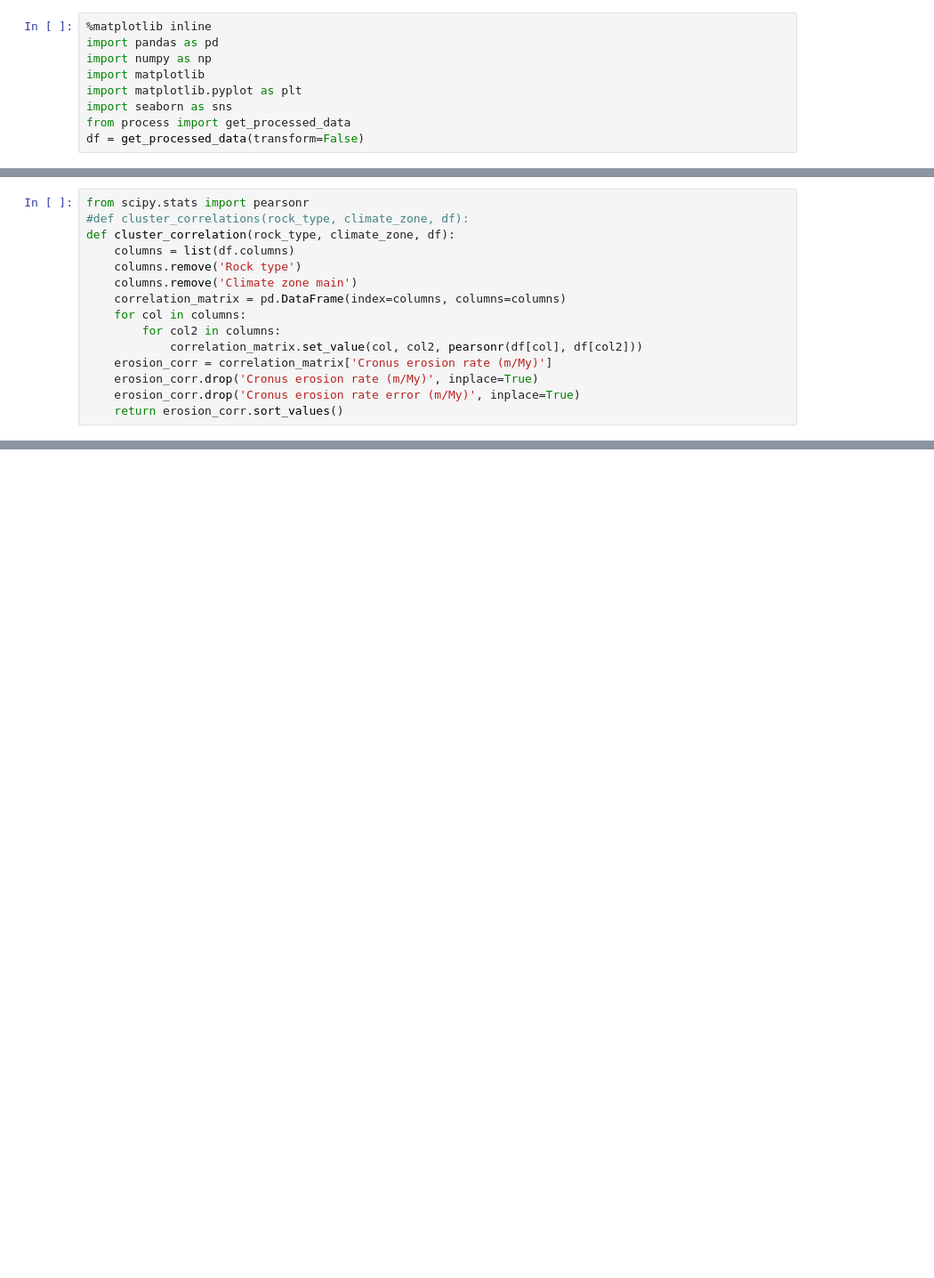
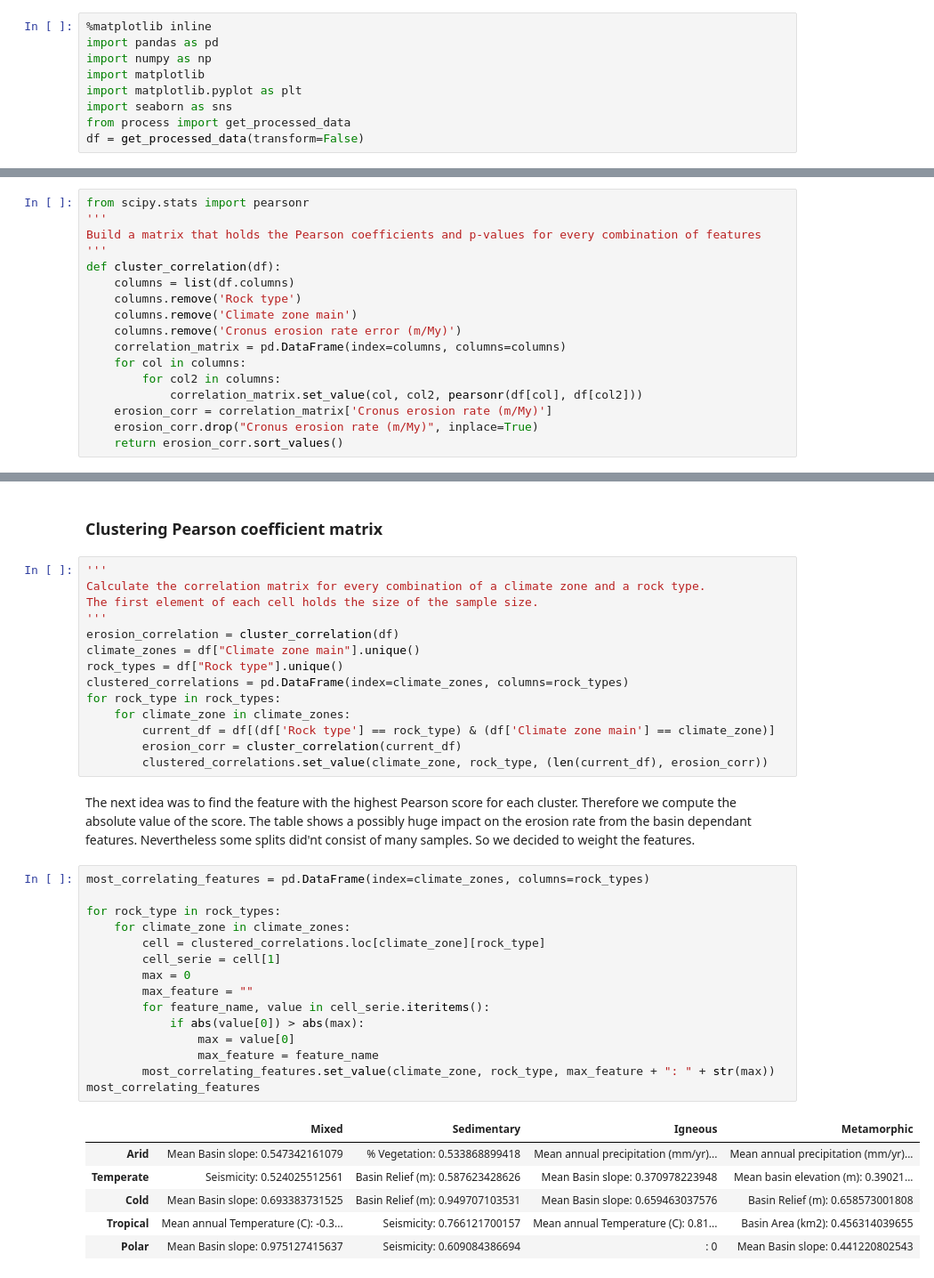
Before and after one commit to WGierke/erosion_data_analytics, a Jupyter notebook: Correlation.ipynb, the cells around one changed output, grey strips where cells are left out. Shown at 89% size. Drawn from its saved outputs; the diff is of its cells as text; blank space fills up the shorter version.

```diff
--- a/Correlation.ipynb
+++ b/Correlation.ipynb
@@ -27,15 +24,17 @@ df.dropna(axis=0, how='any', inplace=True)
 # %%
 from scipy.stats import pearsonr
-#def cluster_correlations(rock_type, climate_zone, df):
-def cluster_correlation(rock_type, climate_zone, df):
+'''
+Build a matrix that holds the Pearson coefficients and p-values for every combination of features
+'''
+def cluster_correlation(df):
     columns = list(df.columns)
     columns.remove('Rock type')
     columns.remove('Climate zone main')
+    columns.remove('Cronus erosion rate error (m/My)')
     correlation_matrix = pd.DataFrame(index=columns, columns=columns)
     for col in columns:
         for col2 in columns:
             correlation_matrix.set_value(col, col2, pearsonr(df[col], df[col2]))
     erosion_corr = correlation_matrix['Cronus erosion rate (m/My)']
-    erosion_corr.drop('Cronus erosion rate (m/My)', inplace=True)
-    erosion_corr.drop('Cronus erosion rate error (m/My)', inplace=True)
+    erosion_corr.drop("Cronus erosion rate (m/My)", inplace=True)
     return erosion_corr.sort_values()
@@ -73,0 +41,40 @@ NameError: name 'erosion_corr' is not defined
+# %% [markdown]
+### Clustering Pearson coefficient matrix
+# %%
+'''
+Calculate the correlation matrix for every combination of a climate zone and a rock type.
+The first element of each cell holds the size of the sample size.
+'''
+erosion_correlation = cluster_correlation(df)
+climate_zones = df["Climate zone main"].unique()
+rock_types = df["Rock type"].unique()
+clustered_correlations = pd.DataFrame(index=climate_zones, columns=rock_types)
+for rock_type in rock_types:
+    for climate_zone in climate_zones:
+        current_df = df[(df['Rock type'] == rock_type) & (df['Climate zone main'] == climate_zone)]
+        erosion_corr = cluster_correlation(current_df)
+        clustered_correlations.set_value(climate_zone, rock_type, (len(current_df), erosion_corr))
+# %% [markdown]
+The next idea was to find the feature with the highest Pearson score for each cluster. Therefore we compute the absolute value of the score. The table shows a possibly huge impact on the erosion rate from the basin dependant features. Nevertheless some splits did'nt consist of many samples. So we decided to weight the features.
+# %%
+most_correlating_features = pd.DataFrame(index=climate_zones, columns=rock_types)
+
+for rock_type in rock_types:
+    for climate_zone in climate_zones:
+        cell = clustered_correlations.loc[climate_zone][rock_type]
+        cell_serie = cell[1]
+        max = 0
+        max_feature = ""
+        for feature_name, value in cell_serie.iteritems():
+            if abs(value[0]) > abs(max):
+                max = value[0]
+                max_feature = feature_name
+        most_correlating_features.set_value(climate_zone, rock_type, max_feature + ": " + str(max))
+most_correlating_features
+# %% [output]
+|  | Mixed | Sedimentary | Igneous | Metamorphic |
+| Arid | Mean Basin slope: 0.547342161079 | % Vegetation: 0.533868899418 | Mean annual precipitation (mm/yr)... | Mean annual precipitation (mm/yr)... |
+| Temperate | Seismicity: 0.524025512561 | Basin Relief (m): 0.587623428626 | Mean Basin slope: 0.370978223948 | Mean basin elevation (m): 0.39021... |
+| Cold | Mean Basin slope: 0.693383731525 | Basin Relief (m): 0.949707103531 | Mean Basin slope: 0.659463037576 | Basin Relief (m): 0.658573001808 |
+| Tropical | Mean annual Temperature (C): -0.3... | Seismicity: 0.766121700157 | Mean annual Temperature (C): 0.81... | Basin Area (km2): 0.456314039655 |
+| Polar | Mean Basin slope: 0.975127415637 | Seismicity: 0.609084386694 | : 0 | Mean Basin slope: 0.441220802543 |
```
Also changed, not shown: parts of 14 cells of this notebook, 1 other file.
